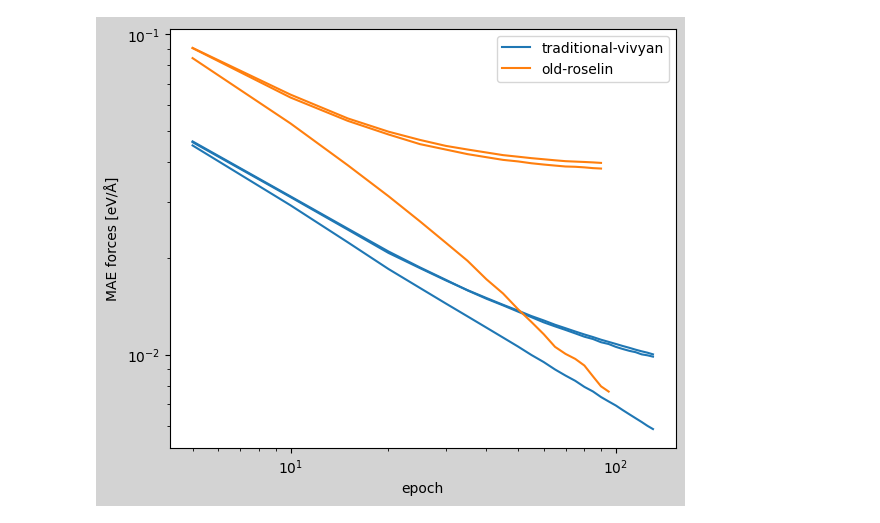
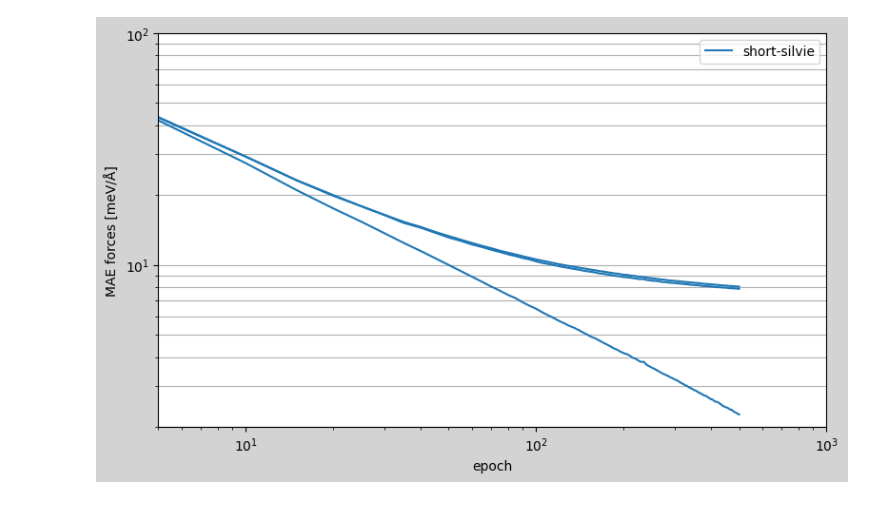
Before and after one commit to ACEsuit/mace-jax, a Jupyter notebook: scripts/plot_train.ipynb, the cells around one changed output. Saved outputs shown, nothing was run; the diff lists cells and outputs as text; code cells hidden in the pictures.

Commit message:
plot

```diff
--- a/scripts/plot_train.ipynb
+++ b/scripts/plot_train.ipynb
@@ -12,31 +1,57 @@ paths = [
+# %%
+import json
+import matplotlib.pyplot as plt
+import numpy as np
+import re
+%config InlineBackend.print_figure_kwargs={'facecolor' : "lightgrey"}
+
+paths = [
+    # "../results/20221126_1432_traditional-vivyan.metrics",
+    # "../results/20221126_1435_old-roselin.metrics",  # Off-Diag: it sucks
+    "../results/20221126_1527_bewildered-timmie.metrics",  # Baseline
+    # "../results/20221126_1533_defiant-avis.metrics",  # scaling=0.1
+    "../results/20221126_1536_short-silvie.metrics",  # scaling=0.4
+    "../results/20221126_1541_interim-randee.metrics",  # scaling=0.6
+    "../results/20221126_1616_strict-yetta.metrics",  # path_normalization = element
+    "../results/20221126_1621_disabled-vittoria.metrics",  # both = element 1e-3
+    "../results/20221126_1630_typical-viva.metrics",  # both = element 3e-3
+    "../results/20221126_1638_yodelling-ethelda.metrics",  # both = element 5e-3
+]
+
+paths = [
+    "../results/20221126_1536_short-silvie.metrics",  # new Baseline
+    # "../results/20221128_0112_excited-morgan.metrics",  # Velo
+]
 # %%
-plt.figure(figsize=(6, 5), dpi=100)
+plt.figure(figsize=(8, 5), dpi=100)
 
 for path in paths:
     with open(path, "rt") as f:
         jsons = [json.loads(line) for line in f.readlines()]
 
     tag = re.search(r"(\d{8}_\d{4})_(\w+-\w+)", path).group(2)
 
     x = np.array([json["epoch"] for json in jsons if json["mode"] == "eval_test"])
-    y = np.array([json["mae_f"] for json in jsons if json["mode"] == "eval_test"])
-    [line] = plt.plot(x[1:], y[1:], label=tag)
+    y = np.array([1e3 * json["mae_f"] for json in jsons if json["mode"] == "eval_test"])
+    [line] = plt.plot(x, y, label=tag)
     x = np.array([json["epoch"] for json in jsons if json["mode"] == "eval"])
-    y = np.array([json["mae_f"] for json in jsons if json["mode"] == "eval"])
-    plt.plot(x[1:], y[1:], color=line.get_color())
+    y = np.array([1e3 * json["mae_f"] for json in jsons if json["mode"] == "eval"])
+    plt.plot(x, y, color=line.get_color())
     x = np.array([json["epoch"] for json in jsons if json["mode"] == "eval_train"])
-    y = np.array([json["mae_f"] for json in jsons if json["mode"] == "eval_train"])
-    plt.plot(x[1:], y[1:], color=line.get_color())
+    y = np.array([1e3 * json["mae_f"] for json in jsons if json["mode"] == "eval_train"])
+    plt.plot(x, y, color=line.get_color())
 
 
 plt.legend()
 # plt.title(path)
 plt.xlabel("epoch")
-plt.ylabel("MAE forces [eV/Å]")
-
+plt.ylabel("MAE forces [meV/Å]")
+plt.grid(which="both", axis="y")
 plt.xscale("log")
 plt.yscale("log")
+plt.ylim(2.0, 100.0)
+plt.xlim(5.0, 1000.0)
 
 plt.tight_layout()
 # %% [output]
-[figure, old version]
+[figure, new version]
```
Also changed, not shown: parts of 1 cell of this notebook.
